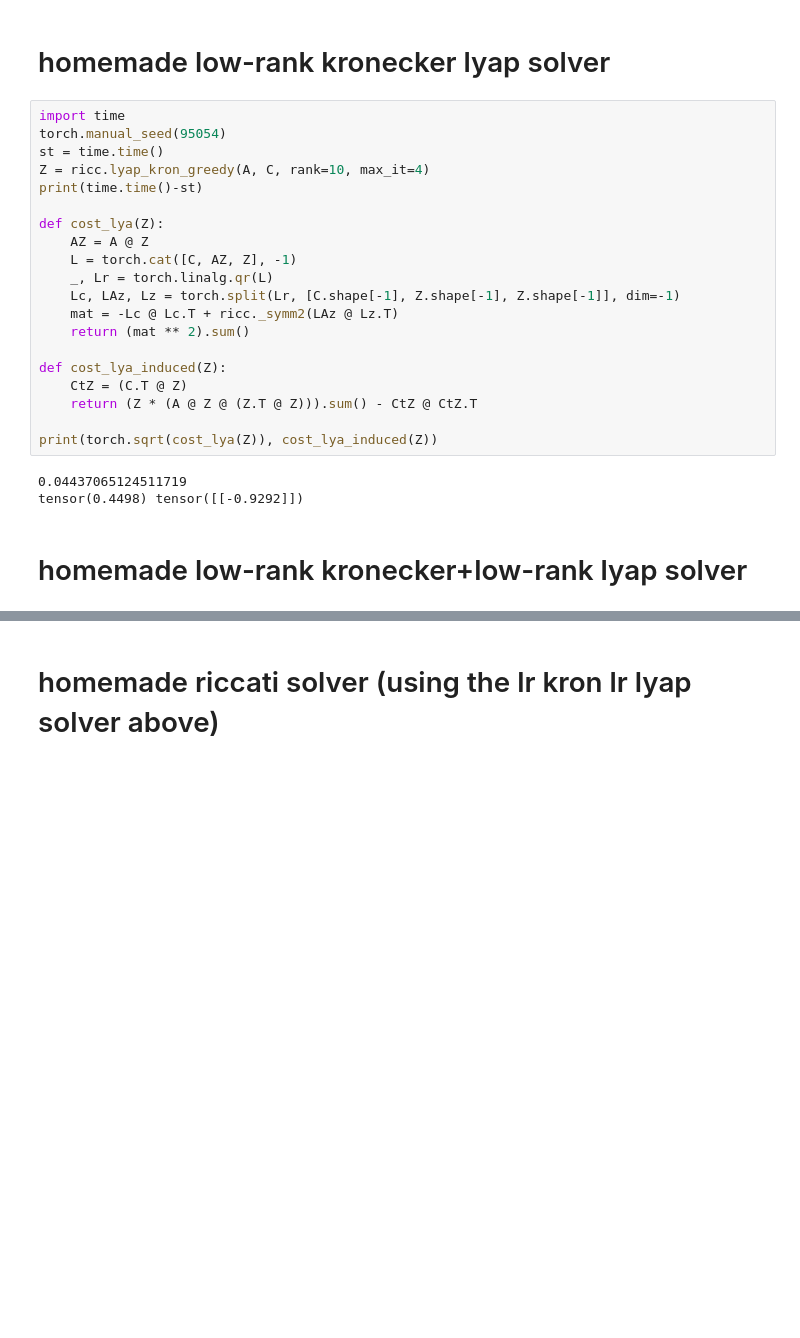
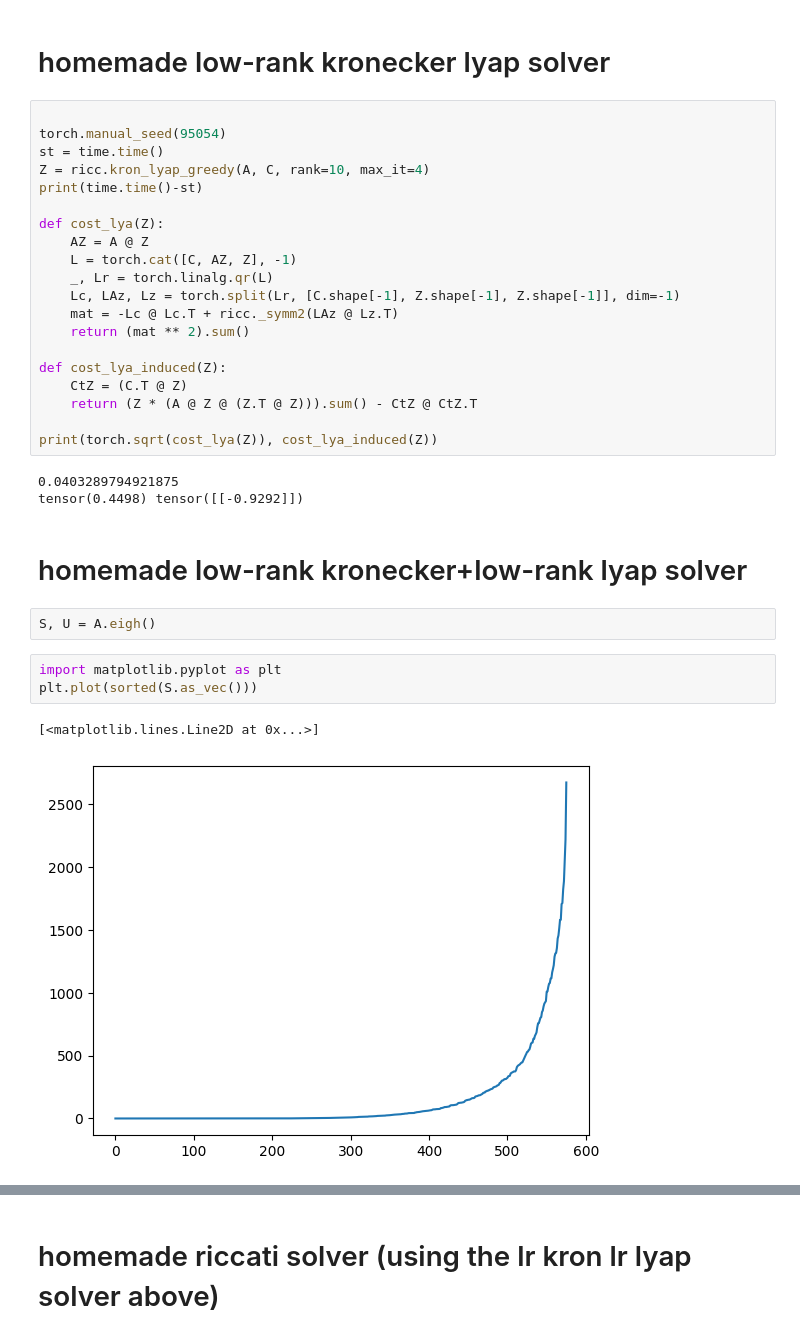
Before and after one commit to jonathanmei/kradagrad, a Jupyter notebook: kradagrad/experiments/riccati.ipynb, the cells around one changed output, grey strips where cells are left out. Cells and saved outputs as stored; diff of their text form; blank space fills up the shorter version.

```diff
--- a/kradagrad/experiments/riccati.ipynb
+++ b/kradagrad/experiments/riccati.ipynb
@@ -186,10 +175,10 @@ To enable them in other operations, rebuild TensorFlow with the appropriate comp
 # %% [markdown]
 # homemade low-rank kronecker lyap solver
 # %%
-import time
+
 torch.manual_seed(95054)
 st = time.time()
-Z = ricc.lyap_kron_greedy(A, C, rank=10, max_it=4)
+Z = ricc.kron_lyap_greedy(A, C, rank=10, max_it=4)
 print(time.time()-st)
 
 def cost_lya(Z):
@@ -206,10 +195,18 @@ def cost_lya_induced(Z):
 
 print(torch.sqrt(cost_lya(Z)), cost_lya_induced(Z))
 # %% [output]
-0.04437065124511719
+0.0403289794921875
 tensor(0.4498) tensor([[-0.9292]])
 # %% [markdown]
 # homemade low-rank kronecker+low-rank lyap solver
+# %%
+S, U = A.eigh()
+# %%
+import matplotlib.pyplot as plt
+plt.plot(sorted(S.as_vec()))
+# %% [output]
+[<matplotlib.lines.Line2D at 0x...>]
+[figure, added]
 # %%
 
 torch.manual_seed(95054)
```
Also changed, not shown: parts of 30 cells of this notebook, 6 other files.
